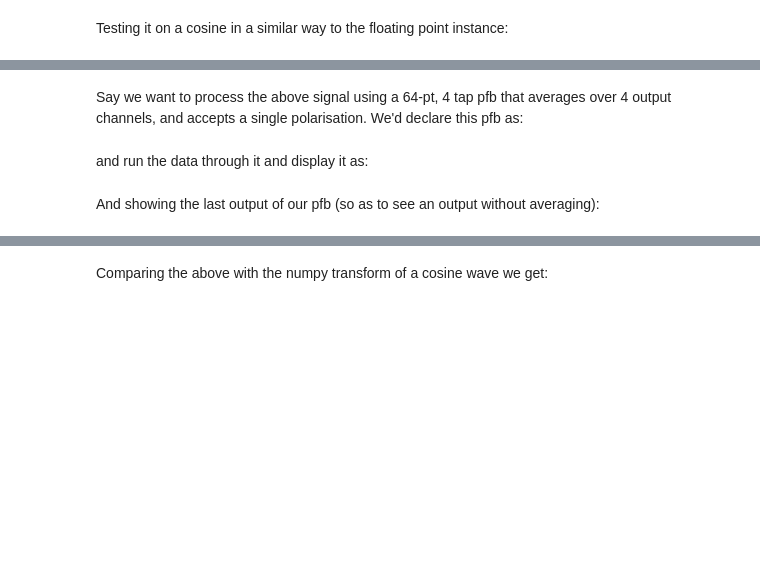
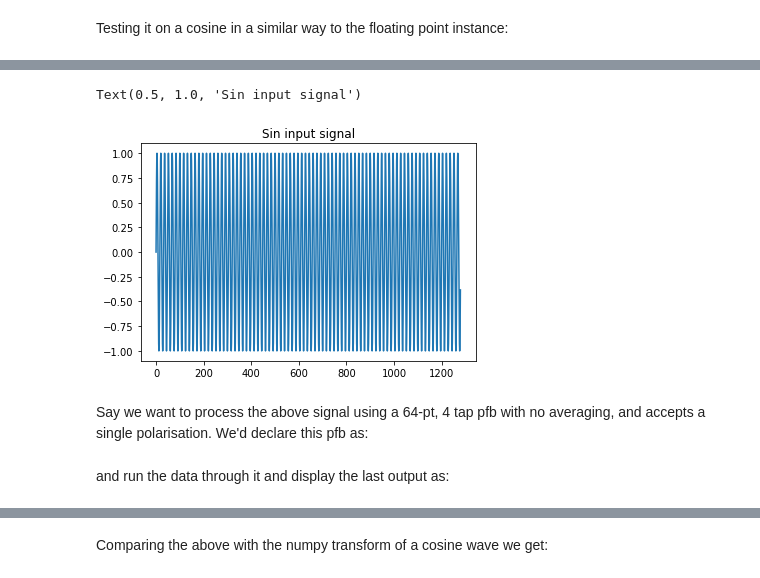
Before and after one commit to talonmyburgh/F-Engine_python_sim, a Jupyter notebook: HOWTO.ipynb, the cells around one changed output, grey strips where cells are left out. Cells and saved outputs as stored; diff of their text form; code cells hidden in the pictures; blank space fills up the shorter version.

```diff
--- a/HOWTO.ipynb
+++ b/HOWTO.ipynb
@@ -505,7 +298,10 @@ Taking a cos input signal:
 # %%
-cos = np.cos(160*np.pi*np.arange(1280)/1280)
-plt.plot(np.arange(1280),cos)
-plt.title('Cos input signal')
+sin = np.sin(160*np.pi*np.arange(1280)/1280)
+plt.plot(np.arange(1280),sin)
+plt.title('Sin input signal')
+# %% [output]
+Text(0.5, 1.0, 'Sin input signal')
+[figure, added]
 # %% [markdown]
-Say we want to process the above signal using a 64-pt, 4 tap pfb that averages over 4 output channels, and accepts a single polarisation. We'd declare this pfb as:
+Say we want to process the above signal using a 64-pt, 4 tap pfb with no averaging, and accepts a single polarisation. We'd declare this pfb as:
 # %%
@@ -513,2 +309,2 @@ pfb_float_single = PFB(64,4,0.25)
 # %% [markdown]
-and run the data through it and display it as:
+and run the data through it and display the last output as:
@@ -518,2 +310,0 @@ pfb_float_single.show()
-# %% [markdown]
-And showing the last output of our pfb (so as to see an output without averaging):
```
Also changed, not shown: parts of 61 cells of this notebook, 9 other files.
